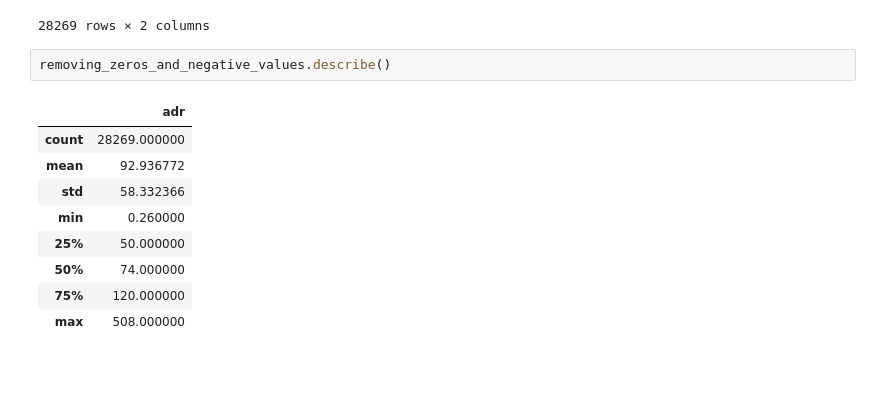
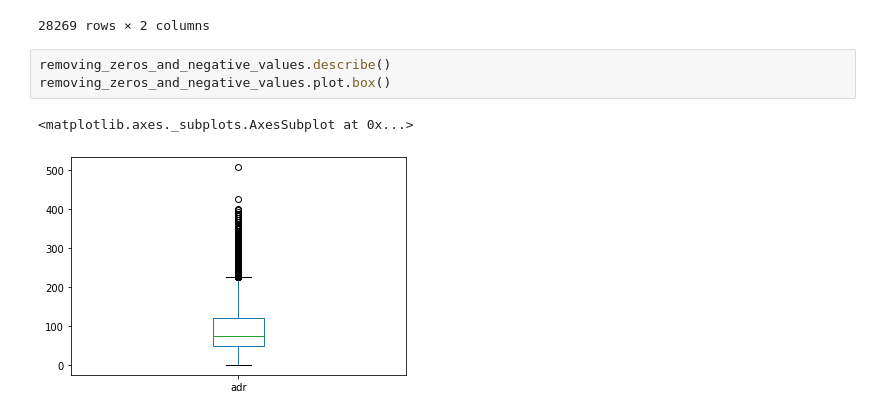
Before and after one commit to jyotirmoy23/Capstone-Project-1, a Jupyter notebook: Copy_of_Hotel_Booking_Analysis_Capstone_Project.ipynb, the cells around one changed output. Cells and saved outputs as stored; diff of their text form; blank space fills up the shorter version.

```diff
--- a/Copy_of_Hotel_Booking_Analysis_Capstone_Project.ipynb
+++ b/Copy_of_Hotel_Booking_Analysis_Capstone_Project.ipynb
@@ -449,13 +450,7 @@ removing_zeros_and_negative_values
 28269 rows × 2 columns
 # %%
 removing_zeros_and_negative_values.describe()
+removing_zeros_and_negative_values.plot.box()
 # %% [output]
-|  | adr |
-| count | 28269.000000 |
-| mean | 92.936772 |
-| std | 58.332366 |
-| min | 0.260000 |
-| 25% | 50.000000 |
-| 50% | 74.000000 |
-| 75% | 120.000000 |
-| max | 508.000000 |
+<matplotlib.axes._subplots.AxesSubplot at 0x...>
+[figure, added]
```
Also changed, not shown: parts of 9 cells of this notebook.
